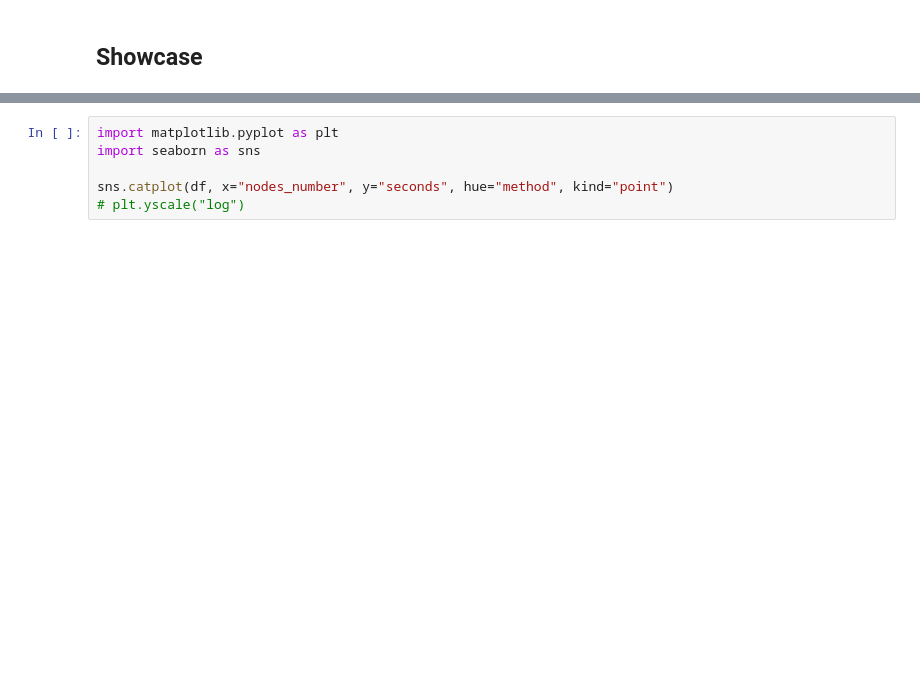
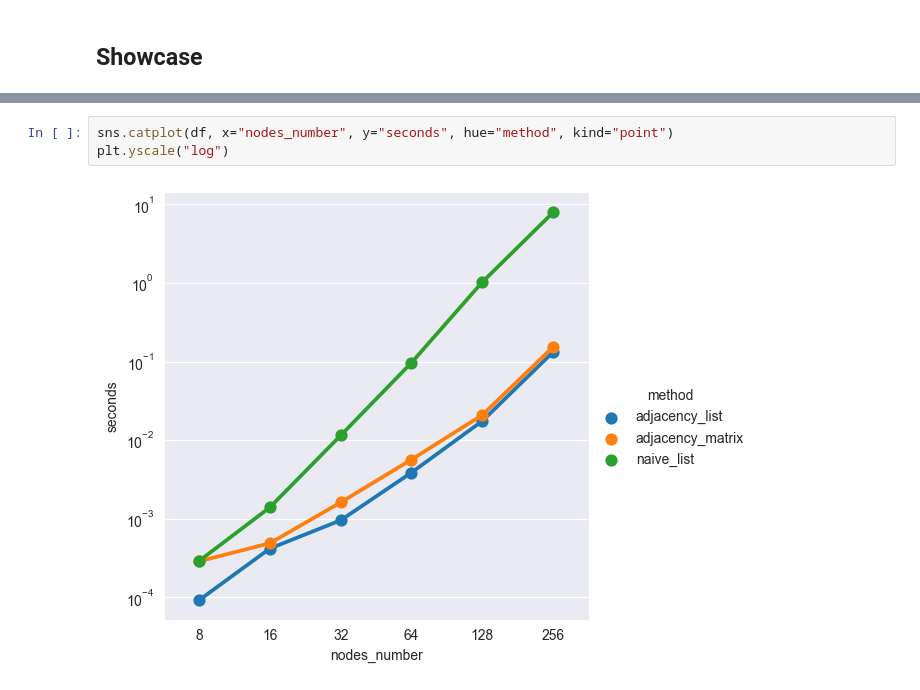
Before and after one commit to adamwilczynski/algorithms-and-data-structures, a Jupyter notebook: report3/report3.ipynb, the cells around one changed output, grey strips where cells are left out. Drawn from its saved outputs; the diff is of its cells as text; blank space fills up the shorter version.

```diff
--- a/report3/report3.ipynb
+++ b/report3/report3.ipynb
@@ -126,6 +197,5 @@ df
 # %%
-import matplotlib.pyplot as plt
-import seaborn as sns
-
 sns.catplot(df, x="nodes_number", y="seconds", hue="method", kind="point")
-# plt.yscale("log")
+plt.yscale("log")
+# %% [output]
+[figure, added]
```
Also changed, not shown: parts of 5 cells of this notebook, 1 other file.
